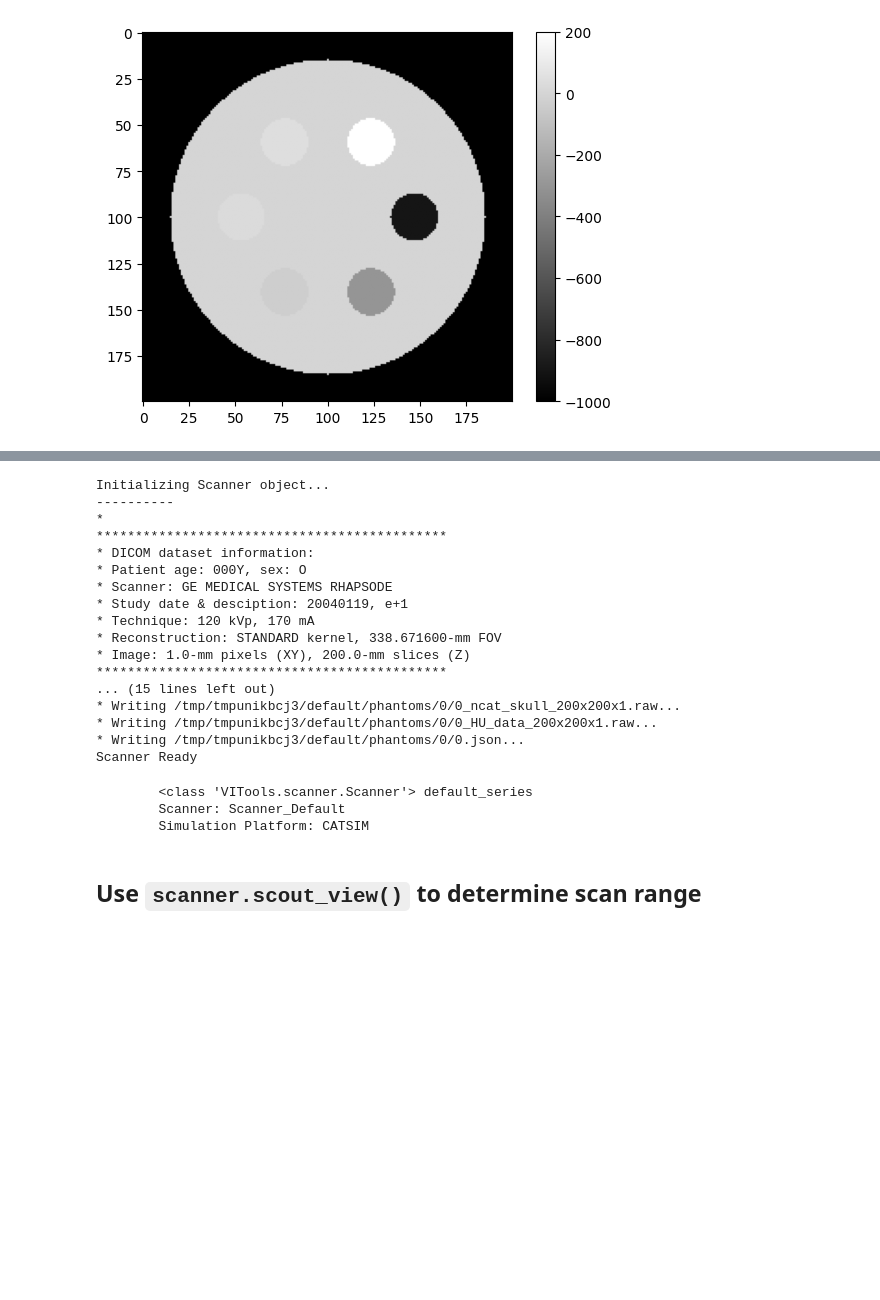
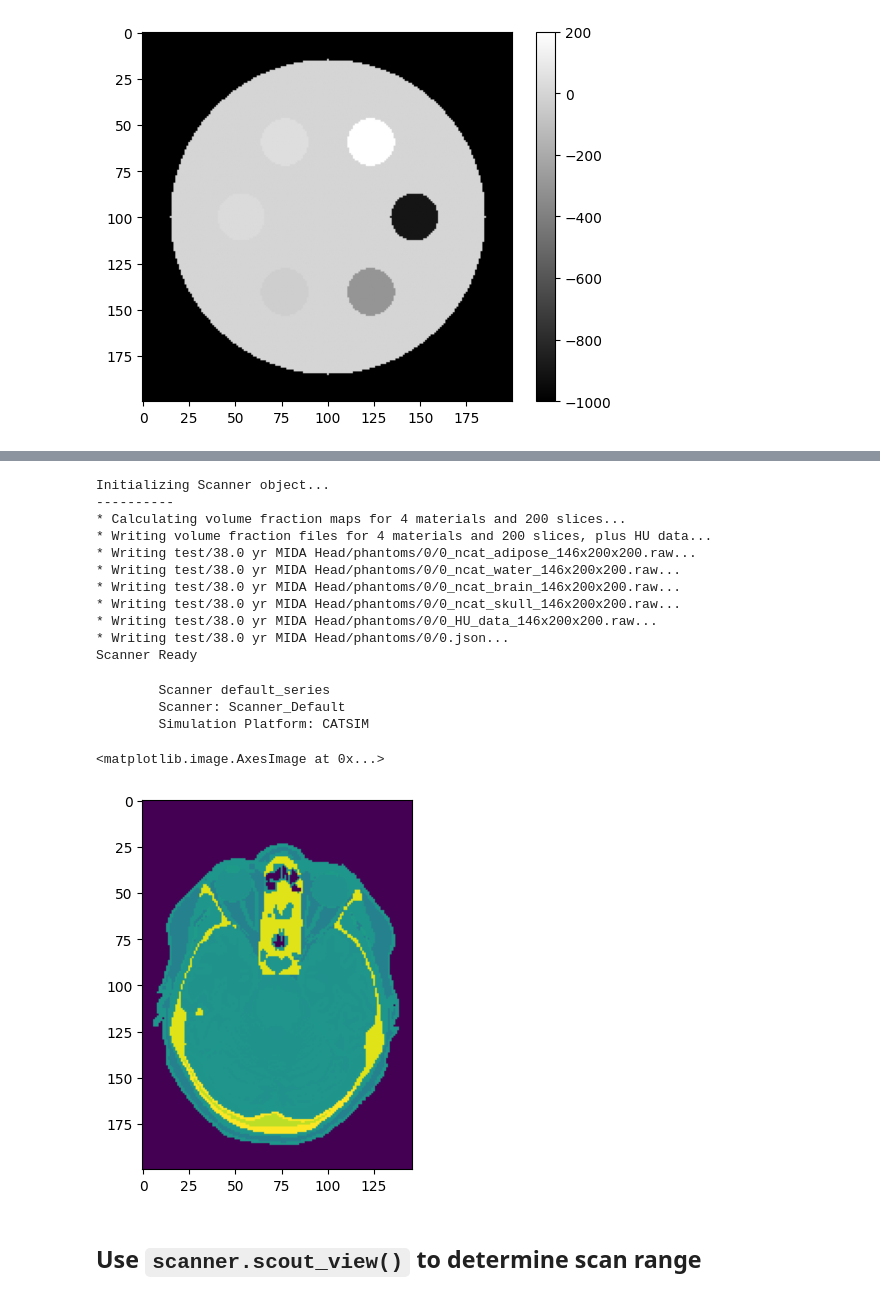
Before and after one commit to DIDSR/VITools, a Jupyter notebook: notebooks/02_scanners.ipynb, the cells around one changed output, grey strips where cells are left out. Drawn from its saved outputs; the diff is of its cells as text; code cells hidden in the pictures; blank space fills up the shorter version.

```diff
--- a/notebooks/02_scanners.ipynb
+++ b/notebooks/02_scanners.ipynb
@@ -27,29 +47,30 @@ plt.colorbar()
 # %%
 from VITools import Phantom, Scanner
-phantom = Phantom(img[None], spacings=(200, 1, 1))
-scanner = Scanner(phantom)
+# phantom = Phantom(img[None], spacings=(200, 1, 1))
+phantom = get_available_phantoms()['38.0 yr MIDA Head']()
+phantom.resize(3*[200], mode='nearest')
+scanner = Scanner(phantom, output_dir='test')
 scanner
 # %% [output]
 Initializing Scanner object...
 ----------
-*
-*********************************************
-* DICOM dataset information:
-* Patient age: 000Y, sex: O
-* Scanner: GE MEDICAL SYSTEMS RHAPSODE
-* Study date & desciption: 20040119, e+1
-* Technique: 120 kVp, 170 mA
-* Reconstruction: STANDARD kernel, 338.671600-mm FOV
-* Image: 1.0-mm pixels (XY), 200.0-mm slices (Z)
-*********************************************
-... (15 lines left out)
-* Writing /tmp/tmpunikbcj3/default/phantoms/0/0_ncat_skull_200x200x1.raw...
-* Writing /tmp/tmpunikbcj3/default/phantoms/0/0_HU_data_200x200x1.raw...
-* Writing /tmp/tmpunikbcj3/default/phantoms/0/0.json...
+* Calculating volume fraction maps for 4 materials and 200 slices...
+* Writing volume fraction files for 4 materials and 200 slices, plus HU data...
+* Writing test/38.0 yr MIDA Head/phantoms/0/0_ncat_adipose_146x200x200.raw...
+* Writing test/38.0 yr MIDA Head/phantoms/0/0_ncat_water_146x200x200.raw...
+* Writing test/38.0 yr MIDA Head/phantoms/0/0_ncat_brain_146x200x200.raw...
+* Writing test/38.0 yr MIDA Head/phantoms/0/0_ncat_skull_146x200x200.raw...
+* Writing test/38.0 yr MIDA Head/phantoms/0/0_HU_data_146x200x200.raw...
+* Writing test/38.0 yr MIDA Head/phantoms/0/0.json...
 Scanner Ready
-        <class 'VITools.scanner.Scanner'> default_series
+        Scanner default_series
         Scanner: Scanner_Default
         Simulation Platform: CATSIM
+# %%
+plt.imshow(phantom.get_CT_number_phantom()[100])
+# %% [output]
+<matplotlib.image.AxesImage at 0x...>
+[figure, added]
 # %%
 class PhotonCountingScanner(Scanner):
     def __init__(self, *args, scanner_model='Scanner_PCCT', **kwargs):
```
Also changed, not shown: parts of 9 cells of this notebook, 2 other files.
